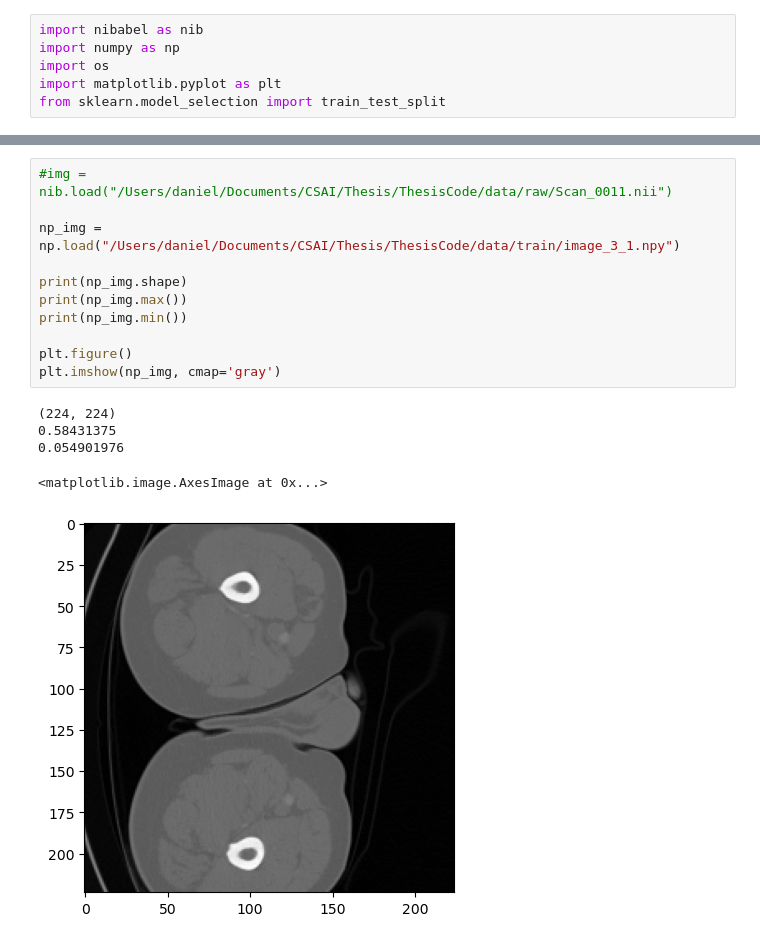
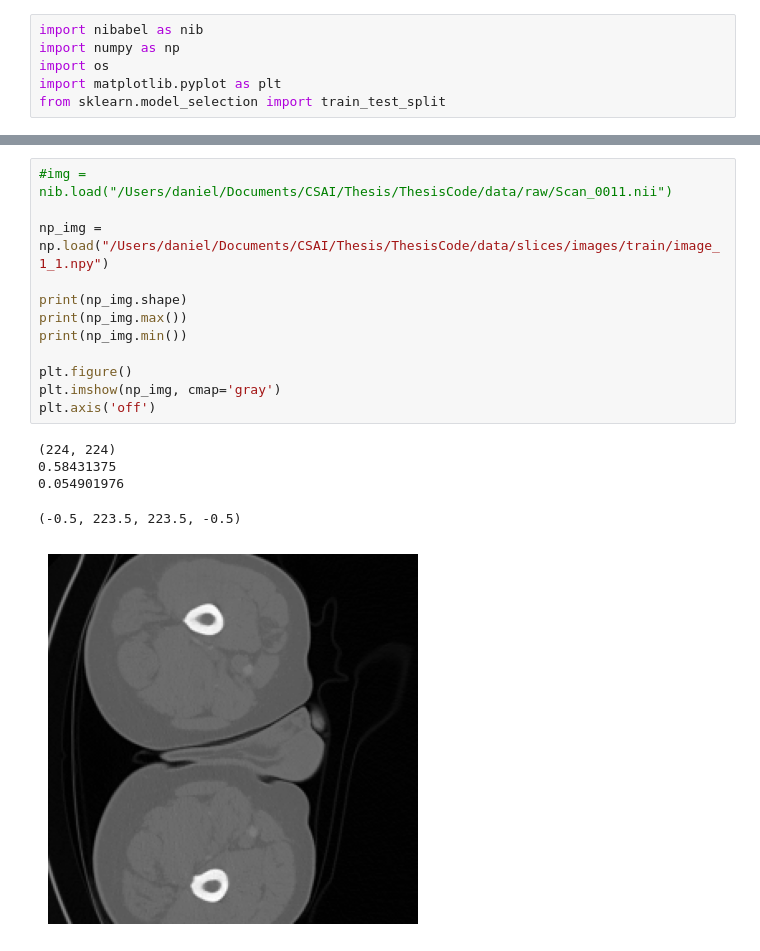
Before and after one commit to daniel-onate/Swin-U-Net-self-supervised-pretraining-for-bone-lesion-segmentation-thesis, a Jupyter notebook: preprocessing.ipynb, the cells around one changed output, grey strips where cells are left out. Drawn from its saved outputs; the diff is of its cells as text.

```diff
--- a/preprocessing.ipynb
+++ b/preprocessing.ipynb
@@ -72,17 +88,18 @@ dataset_generator(test_files, path, "/Users/daniel/Documents/CSAI/Thesis/ThesisC
 # %%
 #img = nib.load("/Users/daniel/Documents/CSAI/Thesis/ThesisCode/data/raw/Scan_0011.nii")
 
-np_img = np.load("/Users/daniel/Documents/CSAI/Thesis/ThesisCode/data/train/image_3_1.npy")
+np_img = np.load("/Users/daniel/Documents/CSAI/Thesis/ThesisCode/data/slices/images/train/image_1_1.npy")
 
 print(np_img.shape)
 print(np_img.max())
 print(np_img.min())
 
 plt.figure()
 plt.imshow(np_img, cmap='gray')
+plt.axis('off')
 # %% [output]
 (224, 224)
 0.58431375
 0.054901976
-<matplotlib.image.AxesImage at 0x...>
+(-0.5, 223.5, 223.5, -0.5)
-[figure, old version]
+[figure, new version]
```
Also changed, not shown: parts of 2 cells of this notebook.
